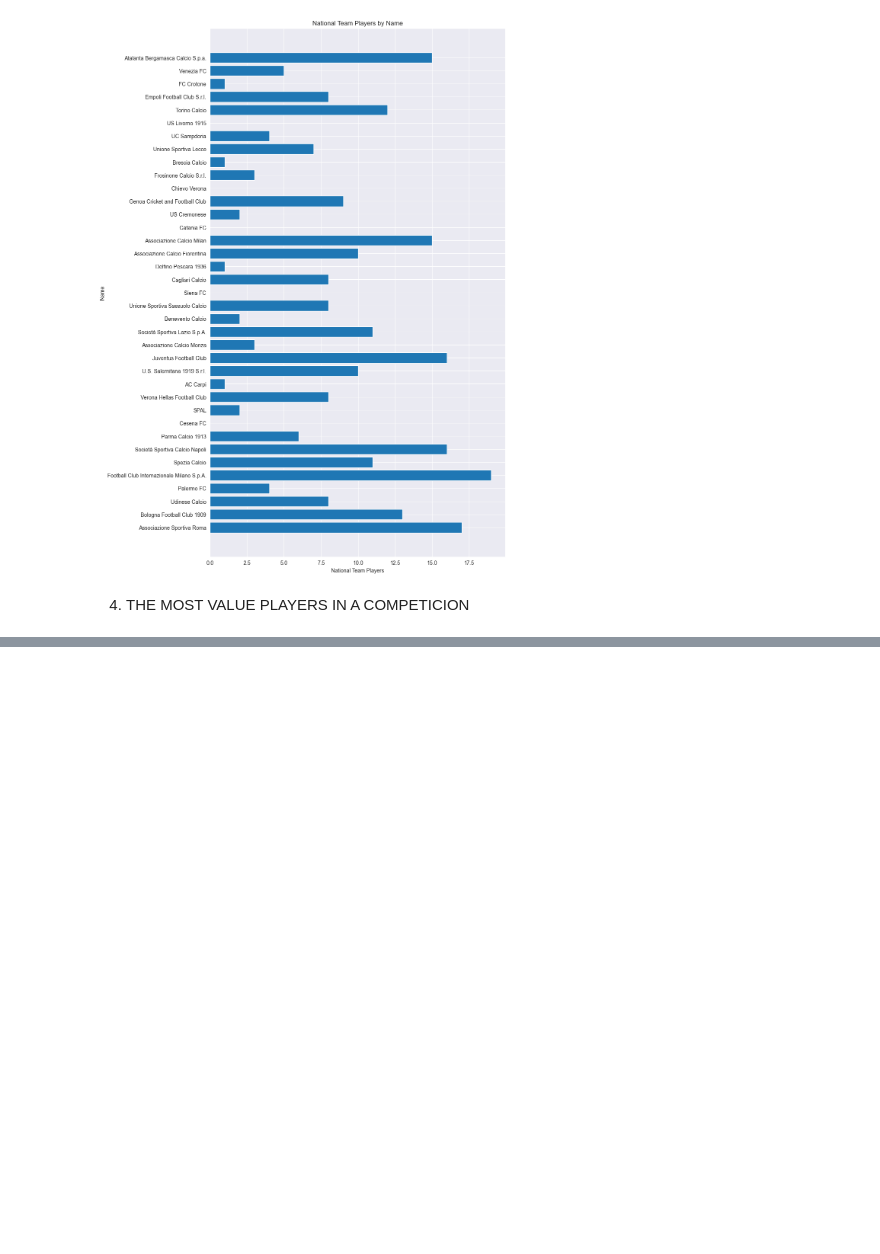
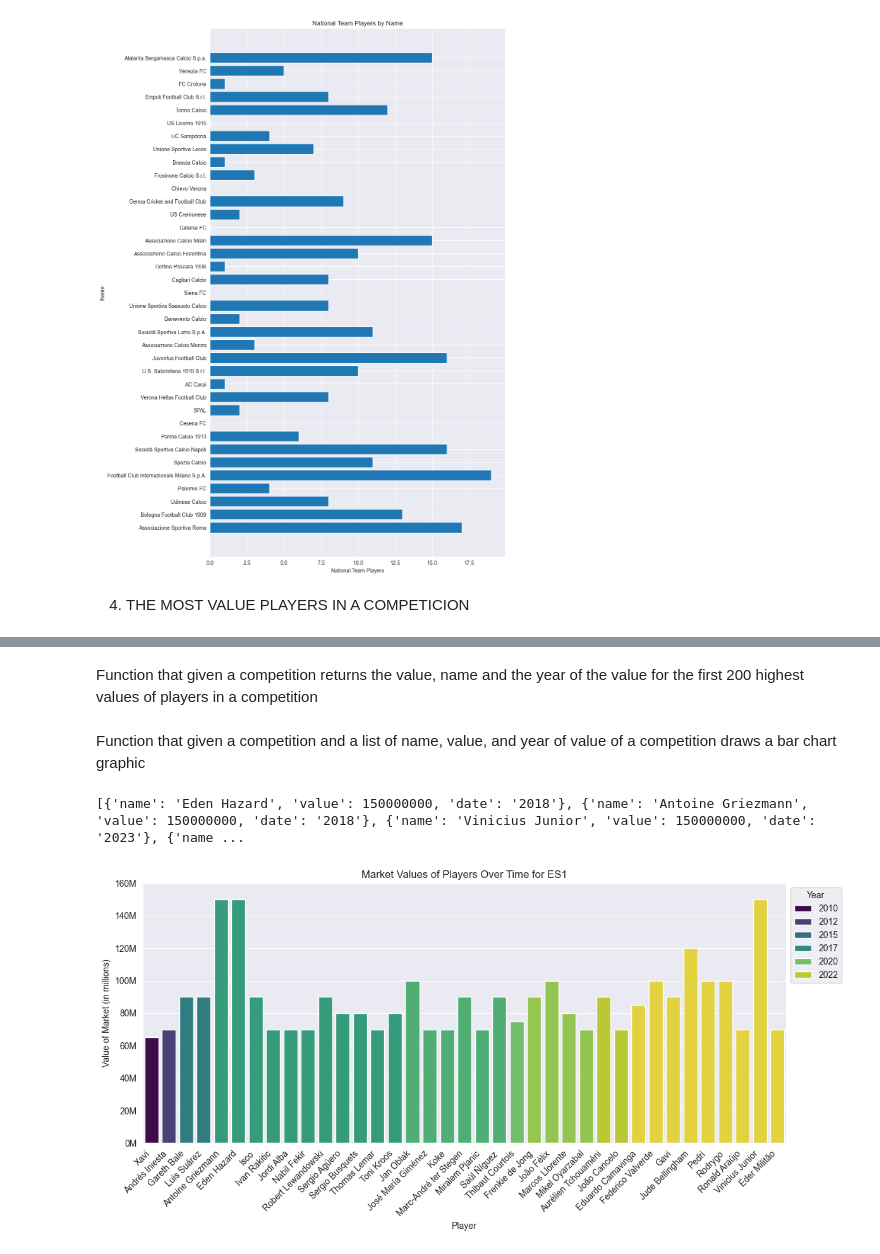
Before and after one commit to JavierBlancoGonzalez/Erasmus-IUM-6--Data_Analytics, a Jupyter notebook: Data_Analytic.ipynb, the cells around one changed output, grey strips where cells are left out. Drawn from its saved outputs; the diff is of its cells as text; code cells hidden in the pictures; blank space fills up the shorter version.

Commit message:
four graphic

```diff
--- a/Data_Analytic.ipynb
+++ b/Data_Analytic.ipynb
@@ -187,0 +195,12 @@ plotHorizontalBarChart(data)
+# %%
+def playerName(db, id):
+     try:
+        collection = db["players"]
+        query = {"player_id": id}
+        player_name = list(collection.find(query, {"name": 1}))
+        return player_name[0].get("name")
+     except Exception as e:
+        print(f"Retrieval of values failed: {e}")
+        return []
+# %% [markdown]
+Function that given a competition returns the value, name and the year of the value for the first 200 highest values of players in a competition
@@ -187,0 +235,32 @@ plotHorizontalBarChart(data)
+# %% [markdown]
+Function that given a competition and a list of name, value, and year of value of a competition draws a bar chart graphic
+# %%
+def plotGraphValues(data, competition):
+    df = pd.DataFrame(data)
+
+    df['date'] = pd.to_datetime(df['date']).dt.year
+
+    df = df.sort_values(by=['date', 'name'])
+
+    plt.figure(figsize=(12, 6))
+    sns.barplot(x='name', y='value', hue='date', data=df, palette='viridis', errorbar=None)
+
+    plt.xlabel('Player')
+    plt.ylabel('Value of Market (in millions)')
+    plt.title(f'Market Values of Players Over Time for {competition}')
+    plt.legend(title='Year', loc='upper left', bbox_to_anchor=(1, 1))
+    plt.xticks(rotation=45, ha='right')
+
+    plt.yticks(plt.yticks()[0], [f'{round(y/1000000)}M' for y in plt.yticks()[0]])
+
+    plt.tight_layout()
+    plt.show()
+# %%
+data = getMoreValuePlayerCompetition(db,"ES1")
+print(data)
+# %% [output]
+[{'name': 'Eden Hazard', 'value': 150000000, 'date': '2018'}, {'name': 'Antoine Griezmann', 'value': 150000000, 'date': '2018'}, {'name': 'Vinicius Junior', 'value': 150000000, 'date': '2023'}, {'name ...
+# %%
+plotGraphValues(data,"ES1")
+# %% [output]
+[figure, added]
```
Also changed, not shown: parts of 7 cells of this notebook.
